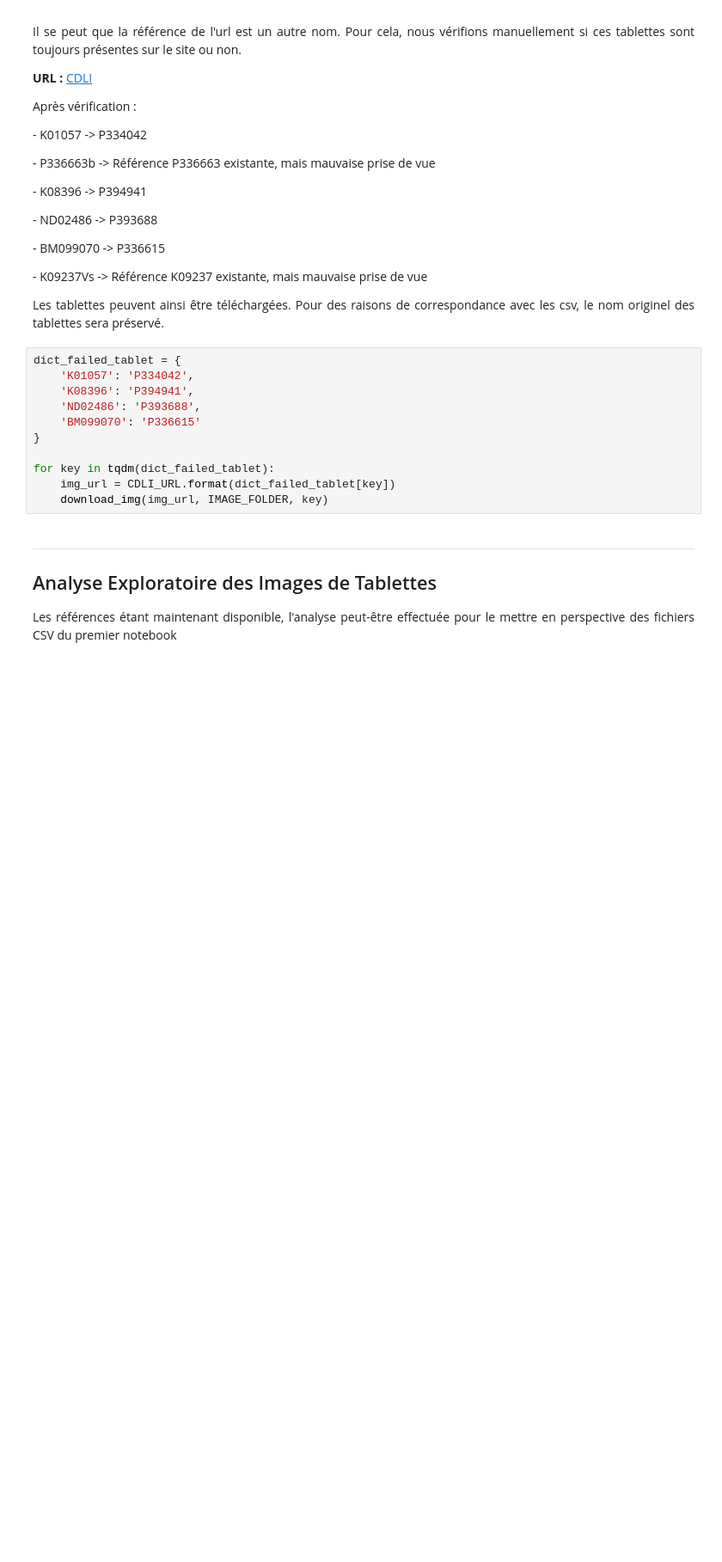
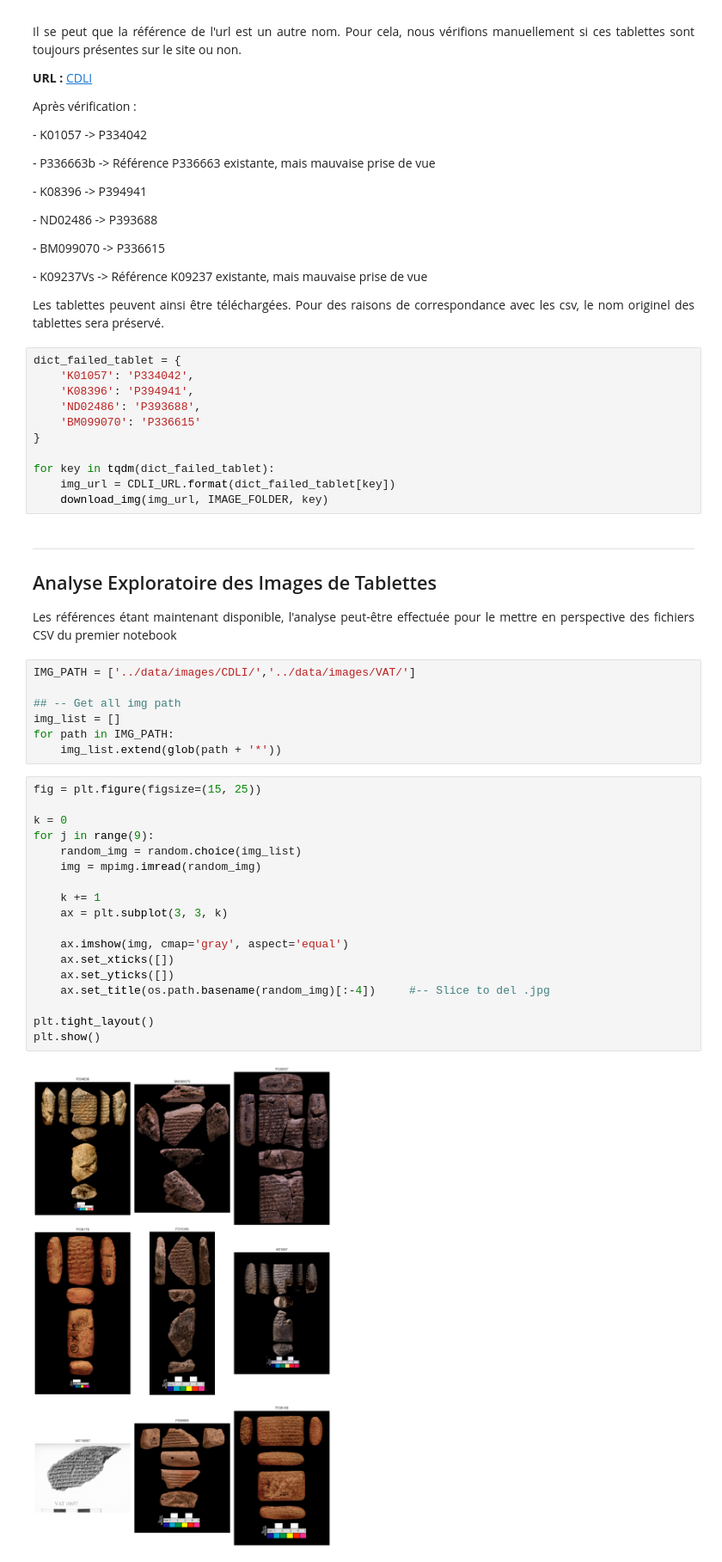
Before and after one commit to CharleyDL/Aissyr, a Jupyter notebook: notebook/notebook_part2_-_EDA_IMAGES.ipynb, the cells around one changed output. Shown at 86% size. Cells and saved outputs as stored; diff of their text form; blank space fills up the shorter version.

```diff
--- a/notebook/notebook_part2_-_EDA_IMAGES.ipynb
+++ b/notebook/notebook_part2_-_EDA_IMAGES.ipynb
@@ -243,3 +259,30 @@ for key in tqdm(dict_failed_tablet):
 <p style="text-align: justify; margin-left: 80px; margin-right: 80px;">
 Les références étant maintenant disponible, l'analyse peut-être effectuée pour le mettre en perspective des fichiers CSV du premier notebook
 </p>
+# %%
+IMG_PATH = ['../data/images/CDLI/','../data/images/VAT/']
+
+## -- Get all img path
+img_list = []
+for path in IMG_PATH:
+    img_list.extend(glob(path + '*'))
+# %%
+fig = plt.figure(figsize=(15, 25))
+
+k = 0
+for j in range(9):
+    random_img = random.choice(img_list)
+    img = mpimg.imread(random_img)
+
+    k += 1
+    ax = plt.subplot(3, 3, k)
+
+    ax.imshow(img, cmap='gray', aspect='equal')
+    ax.set_xticks([])
+    ax.set_yticks([])
+    ax.set_title(os.path.basename(random_img)[:-4])     #-- Slice to del .jpg
+
+plt.tight_layout()
+plt.show()
+# %% [output]
+[figure, added]
```
Also changed, not shown: parts of 11 cells of this notebook, 2 other files.
